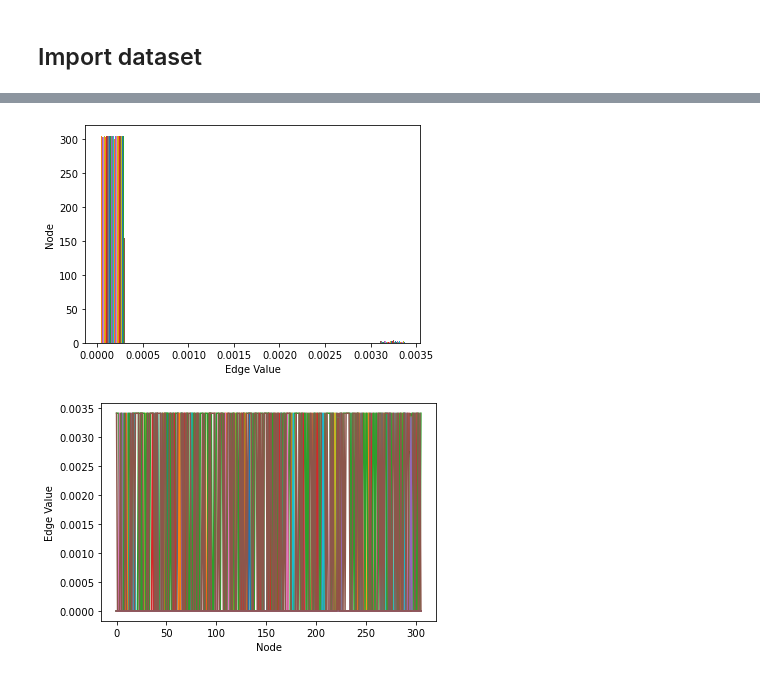
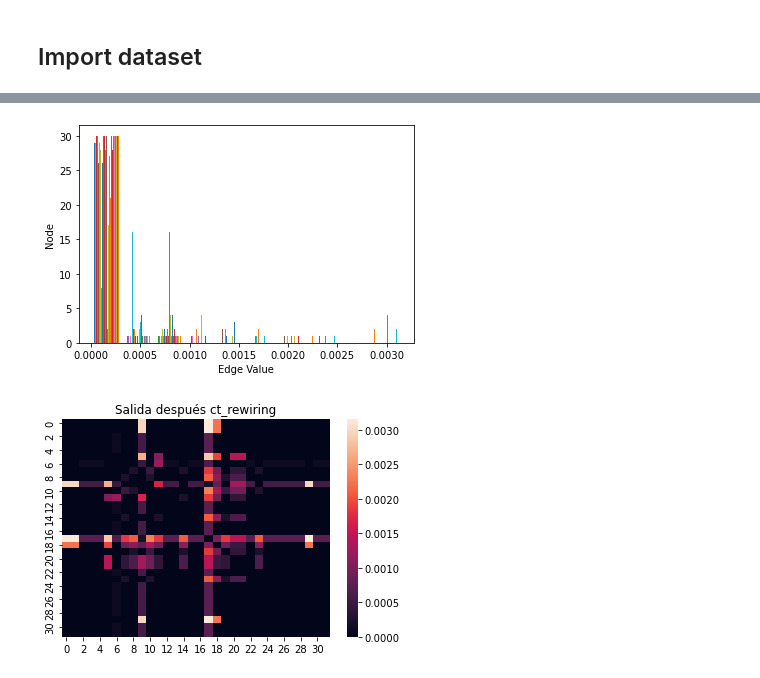
Before and after one commit to AdrianArnaiz/DiffWire, a Jupyter notebook: Plotting_Rewiring.ipynb, the cells around one changed output, grey strips where cells are left out. Saved outputs shown, nothing was run; the diff lists cells and outputs as text; code cells hidden in the pictures.

Commit message:
Added comunities and stuf to ct_rewiring visualizations

```diff
--- a/Plotting_Rewiring.ipynb
+++ b/Plotting_Rewiring.ipynb
@@ -53,4 +25,12 @@ num_of_centers = 420
 # %%
+"""dataset = TUDataset(root='data_colab/TUDataset',name="REDDIT-BINARY", pre_transform=FeatureDegree(), use_node_attr=True)
+BATCH_SIZE = 64
+"""
+
+dataset = TUDataset(root='data/TUDataset',name="COLLAB", pre_transform=FeatureDegree(), use_node_attr=True)
+BATCH_SIZE = 64
+num_of_centers = 75
+
 print(f'Dataset: {dataset}:')
 print('====================')
 print(f'Number of graphs: {len(dataset)}')
@@ -214,5 +187,6 @@ class GAPNet_toy(torch.nn.Module):
 # %%
-model =  GAPNet_toy(dataset.num_features, dataset.num_classes, derivative="normalizedv2").to(device)
-model.load_state_dict(torch.load(modelito, map_location=torch.device(device)))
+model_to_import = "trained_models/COLLAB_CTNet_17_05_22__08_56_iter0.pth"
+model =  CTNet_toy(dataset.num_features, dataset.num_classes,num_of_centers).to(device)
+model.load_state_dict(torch.load(model_to_import, map_location=torch.device(device)))
 model.eval()
 # %% [output]
@@ -436,16 +384,15 @@ tensor(0.0003)
 # %%
 import matplotlib.pyplot as plt
-plt.hist(model.new_adj.squeeze(0).numpy())
+plt.hist(model.new_adj.squeeze(0).detach().numpy())
 plt.ylabel('Node')
 plt.xlabel('Edge Value')
 plt.show()
 # %% [output]
-[figure, old version]
+[figure, new version]
 # %%
-import matplotlib.pyplot as plt
-plt.plot(model.new_adj.squeeze(0).numpy())
-plt.xlabel('Node')
-plt.ylabel('Edge Value')
+import seaborn as sn
+sn.heatmap(model.new_adj.squeeze(0).detach().numpy(), annot=False, fmt='g')
+plt.title("Salida después ct_rewiring")
 plt.show()
 # %% [output]
-[figure, old version]
+[figure, new version]
```
Also changed, not shown: parts of 49 cells of this notebook, 1 other file.
